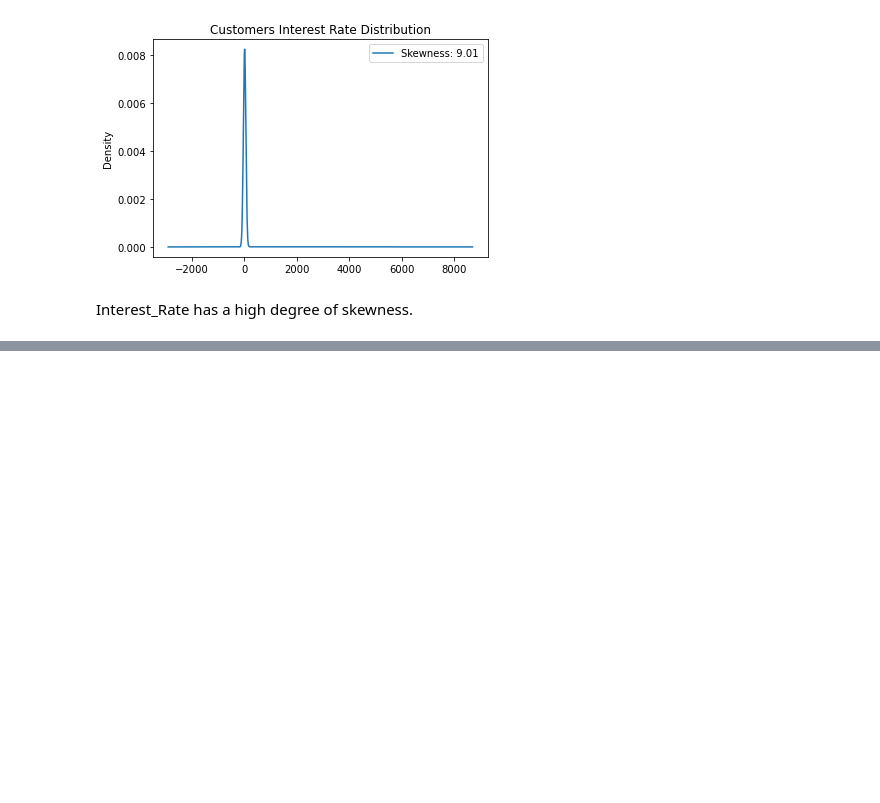
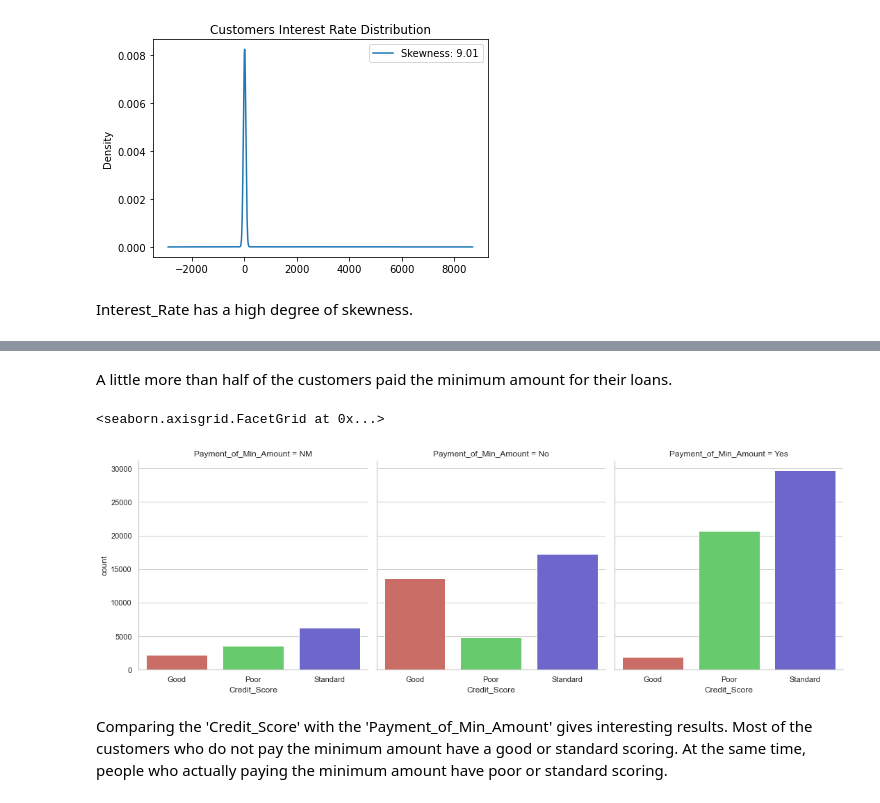
Before and after one commit to OlaJaglinska/Data-Science-Training, a Jupyter notebook: EDA/EDA.ipynb, the cells around one changed output, grey strips where cells are left out. Saved outputs shown, nothing was run; the diff lists cells and outputs as text; code cells hidden in the pictures; blank space fills up the shorter version.

```diff
--- a/EDA/EDA.ipynb
+++ b/EDA/EDA.ipynb
@@ -350,0 +384,9 @@ Interest_Rate has a high degree of skewness.
+# %% [markdown]
+A little more than half of the customers paid the minimum amount for their loans.
+# %%
+sns.factorplot(data=df, x='Credit_Score', col='Payment_of_Min_Amount', kind='count', palette='hls')
+# %% [output]
+<seaborn.axisgrid.FacetGrid at 0x...>
+[figure, added]
+# %% [markdown]
+Comparing the 'Credit_Score' with the 'Payment_of_Min_Amount' gives interesting results. Most of the customers who do not pay the minimum amount have a good or standard scoring. At the same time, people who actually paying the minimum amount have poor or standard scoring.
```
Also changed, not shown: parts of 6 cells of this notebook.
